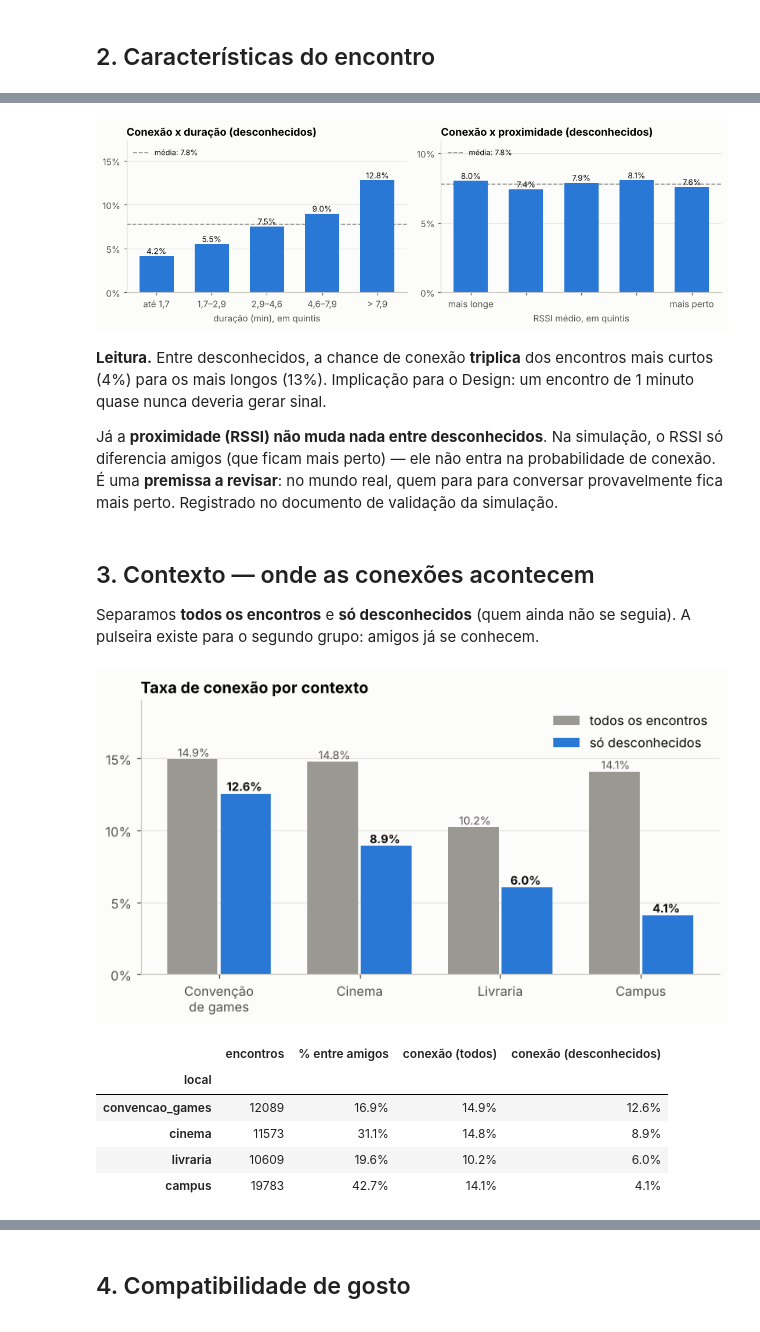
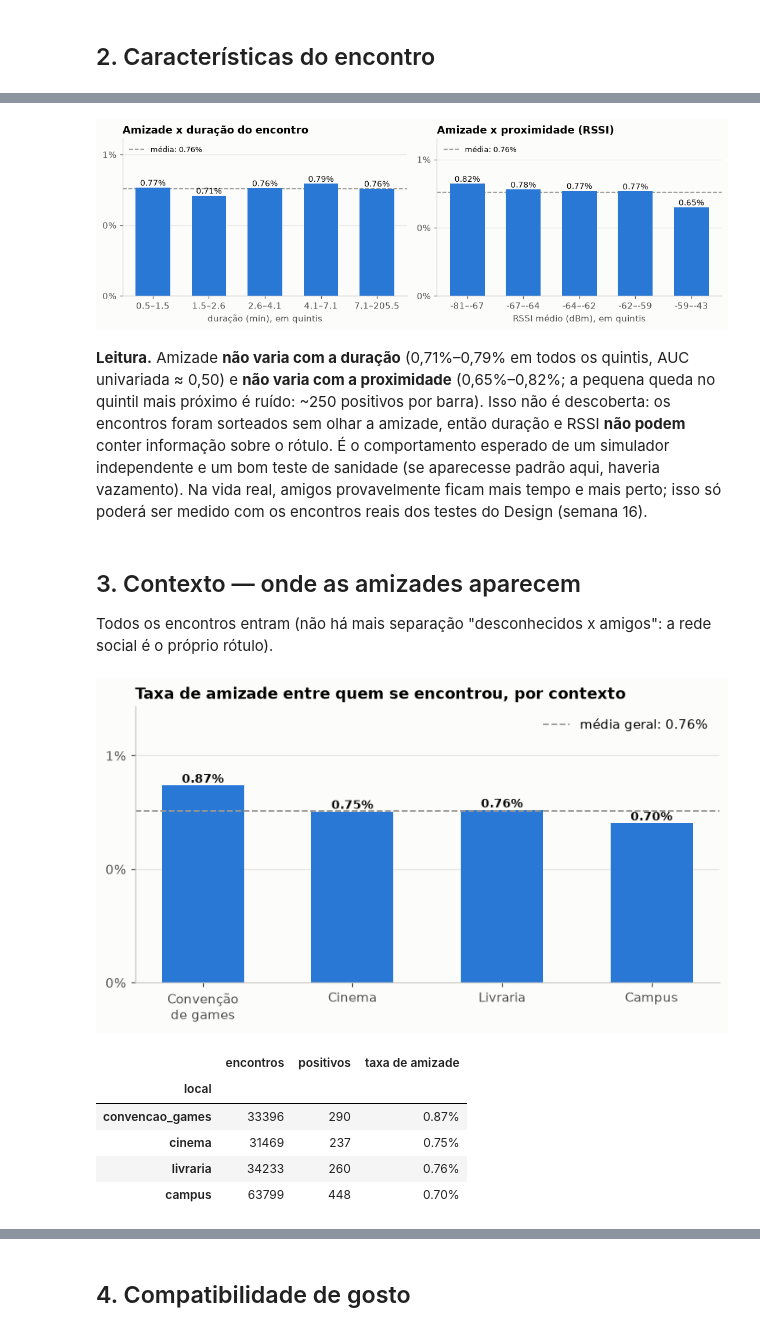
Before and after one commit to Lvcalabria06/opinion-ml, a Jupyter notebook: notebooks/eda_encontros.ipynb, the cells around one changed output, grey strips where cells are left out. Saved outputs shown, nothing was run; the diff lists cells and outputs as text; code cells hidden in the pictures.

```diff
--- a/notebooks/eda_encontros.ipynb
+++ b/notebooks/eda_encontros.ipynb
@@ -136,49 +138,61 @@ display(dm.groupby("local").agg(encontros=("encontro_id", "size"), duracao_media
 # %%
+def quintis(serie, fmt="{:.1f}"):
+    q = pd.qcut(serie, 5, duplicates="drop")
+    return q, [f"{fmt.format(i.left)}–{fmt.format(i.right)}" for i in q.cat.categories]
+
+def taxa_por(serie, rotulos_fn=quintis):
+    q, nomes = rotulos_fn(serie)
+    s = dm.groupby(q, observed=True).conectou.mean()
+    s.index = nomes
+    return s
+
+def barras_taxa2(ax, s, titulo):
+    """Como barras_taxa, mas com 2 casas decimais (a taxa é < 1%)."""
+    x = np.arange(len(s))
+    ax.bar(x, s.values, color=AZUL, width=0.62, zorder=2)
+    for i, v in enumerate(s.values):
+        ax.text(i, v, f"{100 * v:.2f}%", ha="center", va="bottom", fontsize=9, color=TINTA)
+    ax.set_xticks(x, [str(i) for i in s.index]); eixo_pct(ax)
+    ax.axhline(dm.conectou.mean(), color=CINZA, lw=1.2, ls="--", zorder=1, label=f"média: {100 * dm.conectou.mean():.2f}%")
+    ax.legend(loc="upper left", fontsize=8.5); ax.set_title(titulo)
+    ax.set_ylim(0, max(s.max(), dm.conectou.mean()) * 1.4)
+
 fig, axs = plt.subplots(1, 2, figsize=(10, 3.4))
-q = pd.qcut(desc.duracao_min, 5)
-s = desc.groupby(q, observed=True).conectou.mean()
-s.index = ["até 1,7", "1,7–2,9", "2,9–4,6", "4,6–7,9", "> 7,9"]
-barras_taxa(axs[0], s, "Conexão x duração (desconhecidos)", desc.conectou.mean(), rotulo_ref="média")
+barras_taxa2(axs[0], taxa_por(dm.duracao_min), "Amizade x duração do encontro")
 axs[0].set_xlabel("duração (min), em quintis")
-q = pd.qcut(desc.rssi_medio, 5)
-s = desc.groupby(q, observed=True).conectou.mean()
-s.index = ["mais longe", "", "", "", "mais perto"]
-barras_taxa(axs[1], s, "Conexão x proximidade (desconhecidos)", desc.conectou.mean(), rotulo_ref="média")
-axs[1].set_xlabel("RSSI médio, em quintis")
+barras_taxa2(axs[1], taxa_por(dm.rssi_medio, lambda x: quintis(x, "{:.0f}")), "Amizade x proximidade (RSSI)")
+axs[1].set_xlabel("RSSI médio (dBm), em quintis")
 plt.tight_layout(); plt.show()
 # %% [output]
-[figure, old version]
+[figure, new version]
 # %% [markdown]
-**Leitura.** Entre desconhecidos, a chance de conexão **triplica** dos encontros mais curtos (4%) para os mais longos (13%). Implicação para o Design: um encontro de 1 minuto quase nunca deveria gerar sinal.
-
-Já a **proximidade (RSSI) não muda nada entre desconhecidos**. Na simulação, o RSSI só diferencia amigos (que ficam mais perto) — ele não entra na probabilidade de conexão. É uma **premissa a revisar**: no mundo real, quem para para conversar provavelmente fica mais perto. Registrado no documento de validação da simulação.
+**Leitura.** Amizade **não varia com a duração** (0,71%–0,79% em todos os quintis, AUC univariada ≈ 0,50) e **não varia com a proximidade** (0,65%–0,82%; a pequena queda no quintil mais próximo é ruído: ~250 positivos por barra). Isso não é descoberta: os encontros foram sorteados sem olhar a amizade, então duração e RSSI **não podem** conter informação sobre o rótulo. É o comportamento esperado de um simulador independente e um bom teste de sanidade (se aparecesse padrão aqui, haveria vazamento). Na vida real, amigos provavelmente ficam mais tempo e mais perto; isso só poderá ser medido com os encontros reais dos testes do Design (semana 16).
 # %% [markdown]
-## 3. Contexto — onde as conexões acontecem
+## 3. Contexto — onde as amizades aparecem
 
-Separamos **todos os encontros** e **só desconhecidos** (quem ainda não se seguia). A pulseira existe para o segundo grupo: amigos já se conhecem.
+Todos os encontros entram (não há mais separação "desconhecidos x amigos": a rede social é o próprio rótulo).
 # %%
 ordem = ["convencao_games", "cinema", "livraria", "campus"]
 nomes = ["Convenção\nde games", "Cinema", "Livraria", "Campus"]
 t_todos = dm.groupby("local").conectou.mean().reindex(ordem)
-t_desc = desc.groupby("local").conectou.mean().reindex(ordem)
+n_loc = dm.groupby("local").size().reindex(ordem)
+pos_loc = dm.groupby("local").conectou.sum().reindex(ordem)
 fig, ax = plt.subplots(figsize=(8, 3.8))
-x, w = np.arange(4), 0.36
-ax.bar(x - w / 2 - 0.01, t_todos, w, color=CINZA, label="todos os encontros", zorder=2)
-ax.bar(x + w / 2 + 0.01, t_desc, w, color=AZUL, label="só desconhecidos", zorder=2)
+x = np.arange(4)
+ax.bar(x, t_todos, 0.55, color=AZUL, zorder=2)
 for i in range(4):
-    ax.text(x[i] - w / 2, t_todos.iloc[i], pct(t_todos.iloc[i]), ha="center", va="bottom", fontsize=8.5, color=TINTA2)
-    ax.text(x[i] + w / 2, t_desc.iloc[i], pct(t_desc.iloc[i]), ha="center", va="bottom", fontsize=9, color=TINTA, weight="bold")
+    ax.text(x[i], t_todos.iloc[i], f"{100 * t_todos.iloc[i]:.2f}%", ha="center", va="bottom", fontsize=9, color=TINTA, weight="bold")
+ax.axhline(dm.conectou.mean(), color=CINZA, ls="--", lw=1.2, label=f"média geral: {100 * dm.conectou.mean():.2f}%")
 ax.set_xticks(x, nomes); eixo_pct(ax)
-ax.set_title("Taxa de conexão por contexto"); ax.legend(loc="upper right"); ax.set_ylim(0, 0.19)
+ax.set_title("Taxa de amizade entre quem se encontrou, por contexto"); ax.legend(loc="upper right"); ax.set_ylim(0, t_todos.max() * 1.4)
 plt.show()
-display(pd.DataFrame({"encontros": dm.groupby("local").size(), "% entre amigos": dm.groupby("local").algum_segue.mean().map(pct),
-                      "conexão (todos)": t_todos.map(pct), "conexão (desconhecidos)": t_desc.map(pct)}).reindex(ordem))
+display(pd.DataFrame({"encontros": n_loc, "positivos": pos_loc.astype(int), "taxa de amizade": t_todos.map(lambda v: f"{100 * v:.2f}%")}))
 # %% [output]
-[figure, old version]
+[figure, new version]
-|  | encontros | % entre amigos | conexão (todos) | conexão (desconhecidos) |
-| local |  |  |  |  |
-| convencao_games | 12089 | 16.9% | 14.9% | 12.6% |
-| cinema | 11573 | 31.1% | 14.8% | 8.9% |
-| livraria | 10609 | 19.6% | 10.2% | 6.0% |
-| campus | 19783 | 42.7% | 14.1% | 4.1% |
+|  | encontros | positivos | taxa de amizade |
+| local |  |  |  |
+| convencao_games | 33396 | 290 | 0.87% |
+| cinema | 31469 | 237 | 0.75% |
+| livraria | 34233 | 260 | 0.76% |
+| campus | 63799 | 448 | 0.70% |
 # %% [markdown]
```
Also changed, not shown: parts of 30 cells of this notebook, 51 other files.
